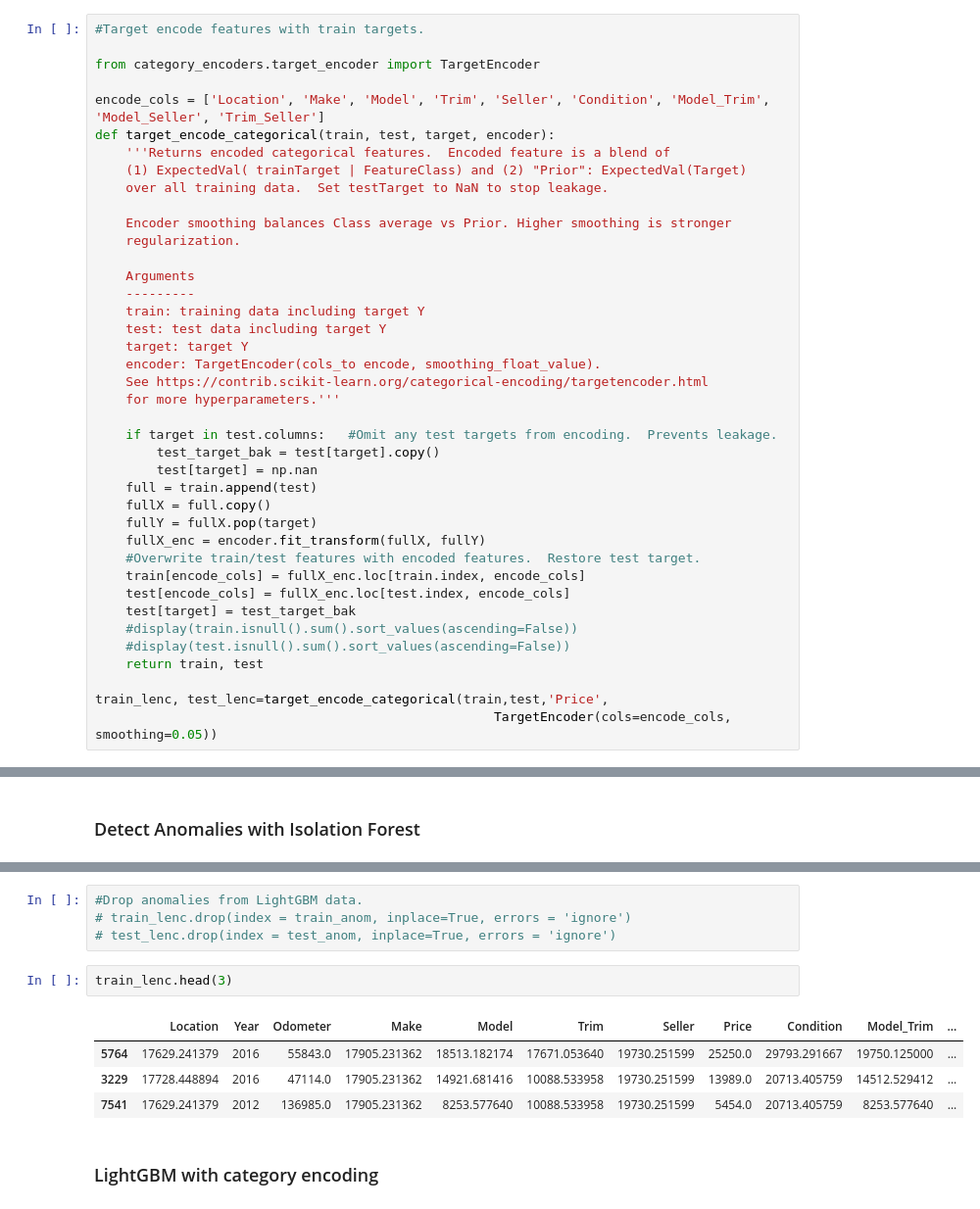
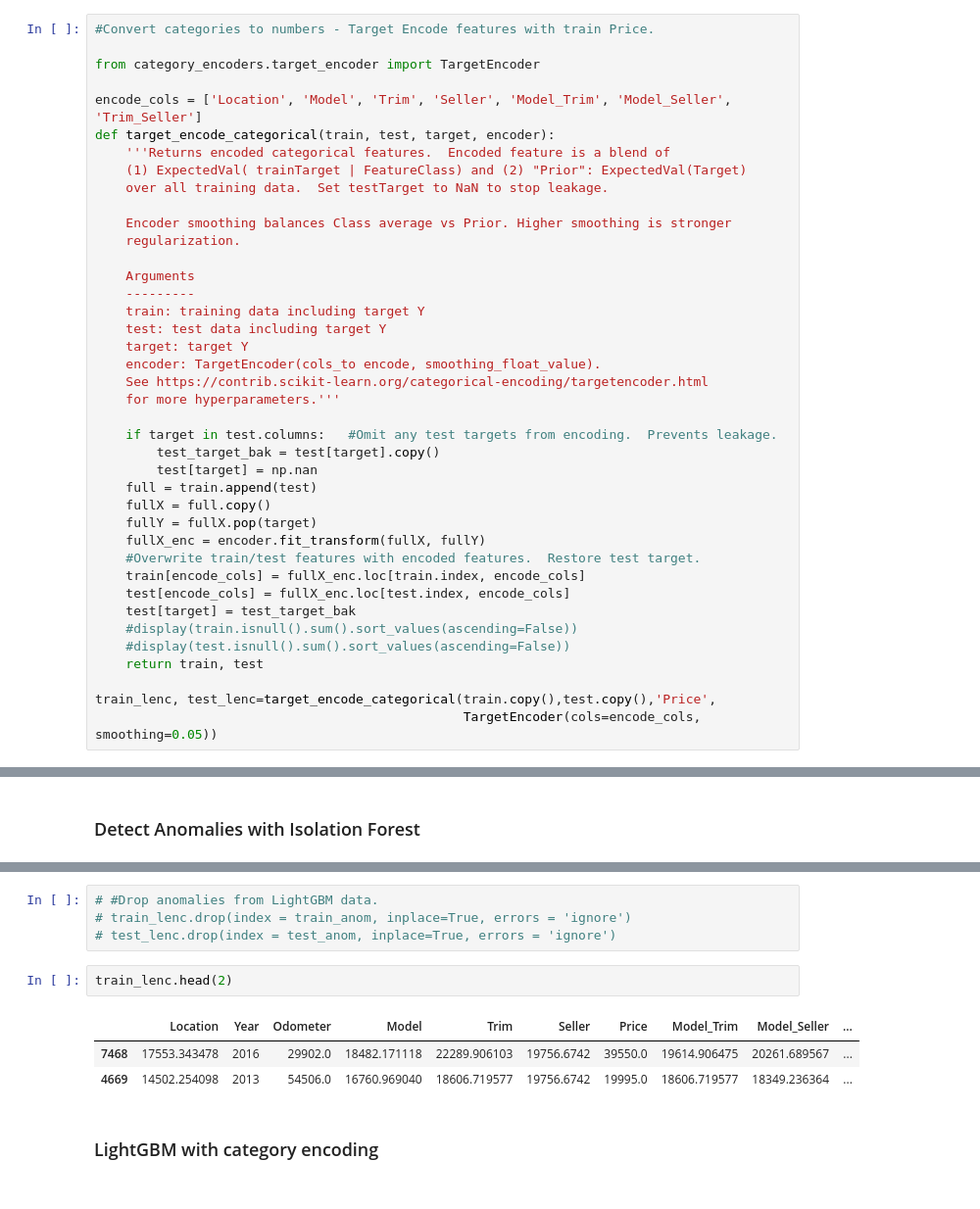
Before and after one commit to jkmackie/car_price_prediction, a Jupyter notebook: jupyter_notebooks/car_algorithms_v12.ipynb, the cells around one changed output, grey strips where cells are left out. Shown at 98% size. Drawn from its saved outputs; the diff is of its cells as text.

```diff
--- a/jupyter_notebooks/car_algorithms_v12.ipynb
+++ b/jupyter_notebooks/car_algorithms_v12.ipynb
@@ -149,9 +124,9 @@ memory usage: 43.2+ KB
 # %%
-#Target encode features with train targets.
+#Convert categories to numbers - Target Encode features with train Price.
 
 from category_encoders.target_encoder import TargetEncoder
 
-encode_cols = ['Location', 'Make', 'Model', 'Trim', 'Seller', 'Condition', 'Model_Trim', 'Model_Seller', 'Trim_Seller']
+encode_cols = ['Location', 'Model', 'Trim', 'Seller', 'Model_Trim', 'Model_Seller', 'Trim_Seller']
 def target_encode_categorical(train, test, target, encoder):
     '''Returns encoded categorical features.  Encoded feature is a blend of
     (1) ExpectedVal( trainTarget | FeatureClass) and (2) "Prior": ExpectedVal(Target)
@@ -184,8 +159,8 @@ def target_encode_categorical(train, test, target, encoder):
     #display(test.isnull().sum().sort_values(ascending=False))
     return train, test
 
-train_lenc, test_lenc=target_encode_categorical(train,test,'Price',
-                                                    TargetEncoder(cols=encode_cols, smoothing=0.05))
+train_lenc, test_lenc=target_encode_categorical(train.copy(),test.copy(),'Price',
+                                                TargetEncoder(cols=encode_cols, smoothing=0.05))
 # %%
 #LightGBM model: Encode train/test categories as integers.
 #https://lightgbm.readthedocs.io/en/latest/pythonapi/lightgbm.train.html#lightgbm.train
@@ -274,14 +244,13 @@ train_anom, test_anom  = get_anomalies(train=train_lenc, test=test_lenc, drop_te
 # %%
-#Drop anomalies from LightGBM data.
+# #Drop anomalies from LightGBM data.
 # train_lenc.drop(index = train_anom, inplace=True, errors = 'ignore')
 # test_lenc.drop(index = test_anom, inplace=True, errors = 'ignore')
 # %%
-train_lenc.head(3)
+train_lenc.head(2)
 # %% [output]
-|  | Location | Year | Odometer | Make | Model | Trim | Seller | Price | Condition | Model_Trim | ... |
-| 5764 | 17629.241379 | 2016 | 55843.0 | 17905.231362 | 18513.182174 | 17671.053640 | 19730.251599 | 25250.0 | 29793.291667 | 19750.125000 | ... |
-| 3229 | 17728.448894 | 2016 | 47114.0 | 17905.231362 | 14921.681416 | 10088.533958 | 19730.251599 | 13989.0 | 20713.405759 | 14512.529412 | ... |
-| 7541 | 17629.241379 | 2012 | 136985.0 | 17905.231362 | 8253.577640 | 10088.533958 | 19730.251599 | 5454.0 | 20713.405759 | 8253.577640 | ... |
+|  | Location | Year | Odometer | Model | Trim | Seller | Price | Model_Trim | Model_Seller | ... |
+| 7468 | 17553.343478 | 2016 | 29902.0 | 18482.171118 | 22289.906103 | 19756.6742 | 39550.0 | 19614.906475 | 20261.689567 | ... |
+| 4669 | 14502.254098 | 2013 | 54506.0 | 16760.969040 | 18606.719577 | 19756.6742 | 19995.0 | 18606.719577 | 18349.236364 | ... |
 # %% [markdown]
 ### LightGBM with category encoding
 # %%
```
Also changed, not shown: parts of 51 cells of this notebook, 1 other file.
